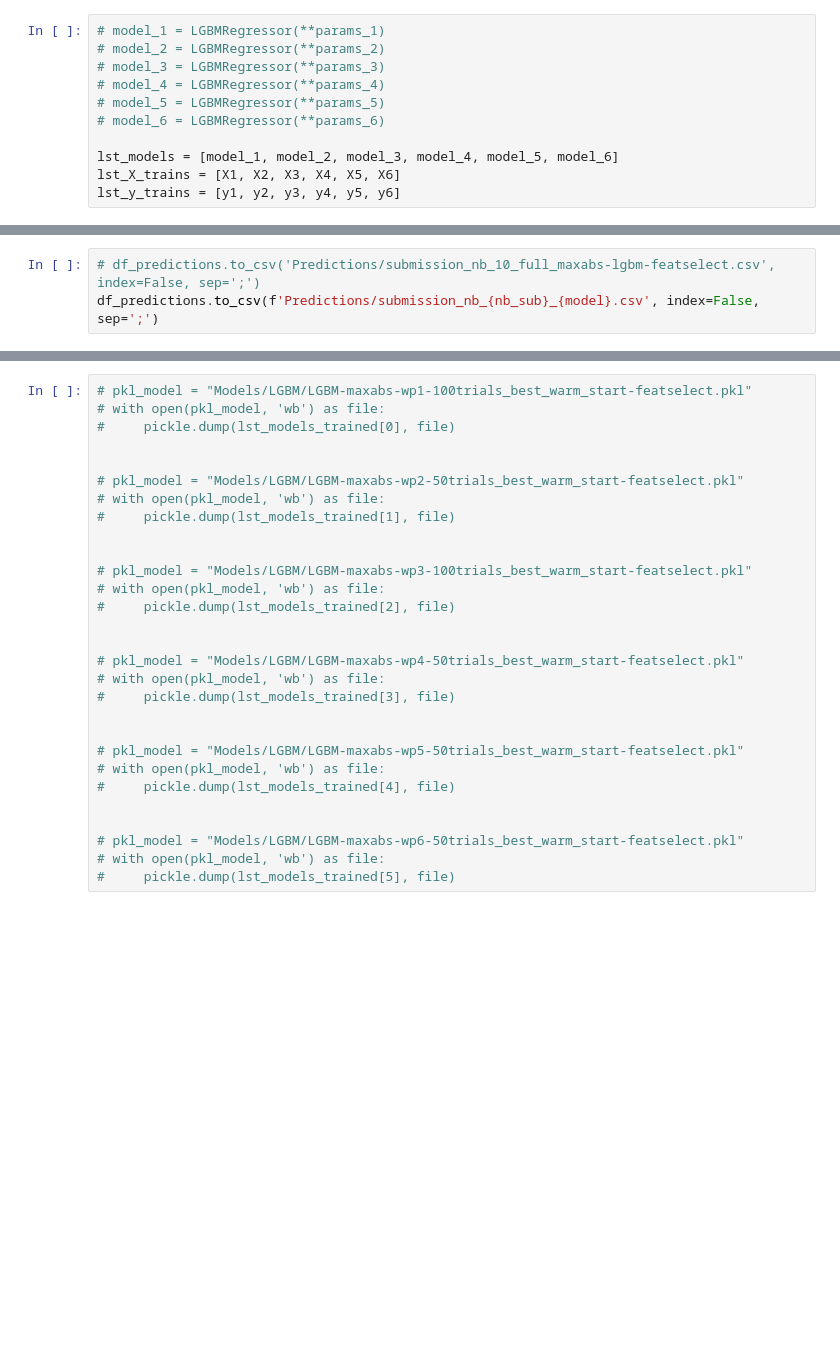
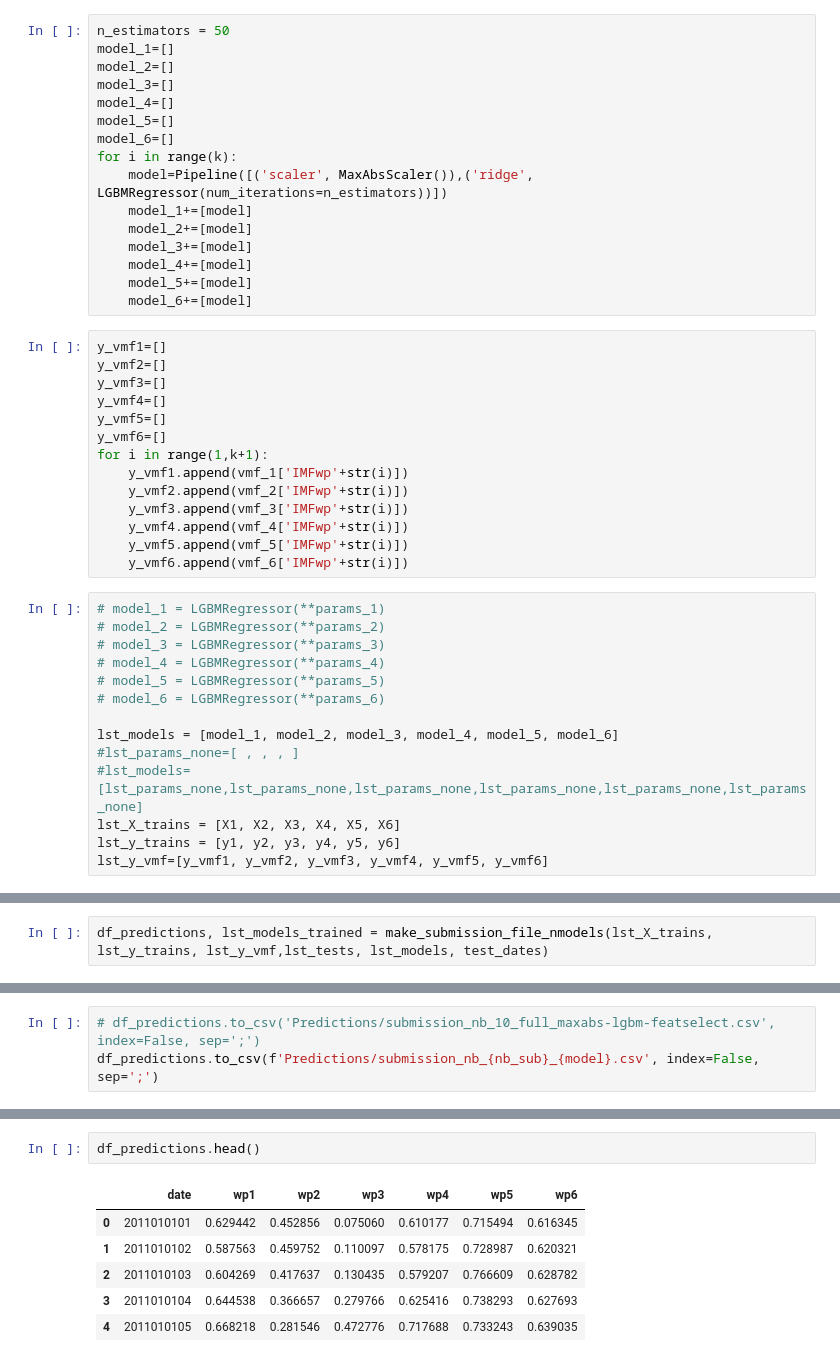
Before and after one commit to MorganeVives/DataChallenge_WP_phase2, a Jupyter notebook: Model_development-vmdLGBM.ipynb, the cells around one changed output, grey strips where cells are left out. Saved outputs shown, nothing was run; the diff lists cells and outputs as text; blank space fills up the shorter version.

Commit message:
vmd-LGBM no parameters -> 0.117

```diff
--- a/Model_development-vmdLGBM.ipynb
+++ b/Model_development-vmdLGBM.ipynb
@@ -1557,3 +1203,33 @@ model_6 = Pipeline([('scaler', MaxAbsScaler()),('ridge', LGBMRegressor(**params_
+# %%
+n_estimators = 50
+model_1=[]
+model_2=[]
+model_3=[]
+model_4=[]
+model_5=[]
+model_6=[]
+for i in range(k):
+    model=Pipeline([('scaler', MaxAbsScaler()),('ridge', LGBMRegressor(num_iterations=n_estimators))])
+    model_1+=[model]
+    model_2+=[model]
+    model_3+=[model]
+    model_4+=[model]
+    model_5+=[model]
+    model_6+=[model]
+# %%
+y_vmf1=[]
+y_vmf2=[]
+y_vmf3=[]
+y_vmf4=[]
+y_vmf5=[]
+y_vmf6=[]
+for i in range(1,k+1):
+    y_vmf1.append(vmf_1['IMFwp'+str(i)])
+    y_vmf2.append(vmf_2['IMFwp'+str(i)])
+    y_vmf3.append(vmf_3['IMFwp'+str(i)])
+    y_vmf4.append(vmf_4['IMFwp'+str(i)])
+    y_vmf5.append(vmf_5['IMFwp'+str(i)])
+    y_vmf6.append(vmf_6['IMFwp'+str(i)])
 # %%
 # model_1 = LGBMRegressor(**params_1)
 # model_2 = LGBMRegressor(**params_2)
@@ -1563,8 +1239,11 @@ model_6 = Pipeline([('scaler', MaxAbsScaler()),('ridge', LGBMRegressor(**params_
 # model_6 = LGBMRegressor(**params_6)
 
 lst_models = [model_1, model_2, model_3, model_4, model_5, model_6]
+#lst_params_none=[ , , , ]
+#lst_models=[lst_params_none,lst_params_none,lst_params_none,lst_params_none,lst_params_none,lst_params_none]
 lst_X_trains = [X1, X2, X3, X4, X5, X6]
 lst_y_trains = [y1, y2, y3, y4, y5, y6]
+lst_y_vmf=[y_vmf1, y_vmf2, y_vmf3, y_vmf4, y_vmf5, y_vmf6]
 # %%
 lst_tests = []
 for test in [test_wp1, test_wp2, test_wp3, test_wp4, test_wp5, test_wp6]:
@@ -1592,0 +1254,2 @@ Prediction corrected:
+# %%
+df_predictions, lst_models_trained = make_submission_file_nmodels(lst_X_trains, lst_y_trains, lst_y_vmf,lst_tests, lst_models, test_dates)
@@ -1614,29 +1284,9 @@ f.close()
-# %%
-# pkl_model = "Models/LGBM/LGBM-maxabs-wp1-100trials_best_warm_start-featselect.pkl"
-# with open(pkl_model, 'wb') as file:
-#     pickle.dump(lst_models_trained[0], file)
-
-
-# pkl_model = "Models/LGBM/LGBM-maxabs-wp2-50trials_best_warm_start-featselect.pkl"
-# with open(pkl_model, 'wb') as file:
-#     pickle.dump(lst_models_trained[1], file)
-
-
-# pkl_model = "Models/LGBM/LGBM-maxabs-wp3-100trials_best_warm_start-featselect.pkl"
-# with open(pkl_model, 'wb') as file:
-#     pickle.dump(lst_models_trained[2], file)
-
-
-# pkl_model = "Models/LGBM/LGBM-maxabs-wp4-50trials_best_warm_start-featselect.pkl"
-# with open(pkl_model, 'wb') as file:
-#     pickle.dump(lst_models_trained[3], file)
-
-
-# pkl_model = "Models/LGBM/LGBM-maxabs-wp5-50trials_best_warm_start-featselect.pkl"
-# with open(pkl_model, 'wb') as file:
-#     pickle.dump(lst_models_trained[4], file)
-
-
-# pkl_model = "Models/LGBM/LGBM-maxabs-wp6-50trials_best_warm_start-featselect.pkl"
-# with open(pkl_model, 'wb') as file:
-#     pickle.dump(lst_models_trained[5], file)
+# %%
+df_predictions.head()
+# %% [output]
+|  | date | wp1 | wp2 | wp3 | wp4 | wp5 | wp6 |
+| 0 | 2011010101 | 0.629442 | 0.452856 | 0.075060 | 0.610177 | 0.715494 | 0.616345 |
+| 1 | 2011010102 | 0.587563 | 0.459752 | 0.110097 | 0.578175 | 0.728987 | 0.620321 |
+| 2 | 2011010103 | 0.604269 | 0.417637 | 0.130435 | 0.579207 | 0.766609 | 0.628782 |
+| 3 | 2011010104 | 0.644538 | 0.366657 | 0.279766 | 0.625416 | 0.738293 | 0.627693 |
+| 4 | 2011010105 | 0.668218 | 0.281546 | 0.472776 | 0.717688 | 0.733243 | 0.639035 |
```
Also changed, not shown: parts of 107 cells of this notebook, 1 other file.
